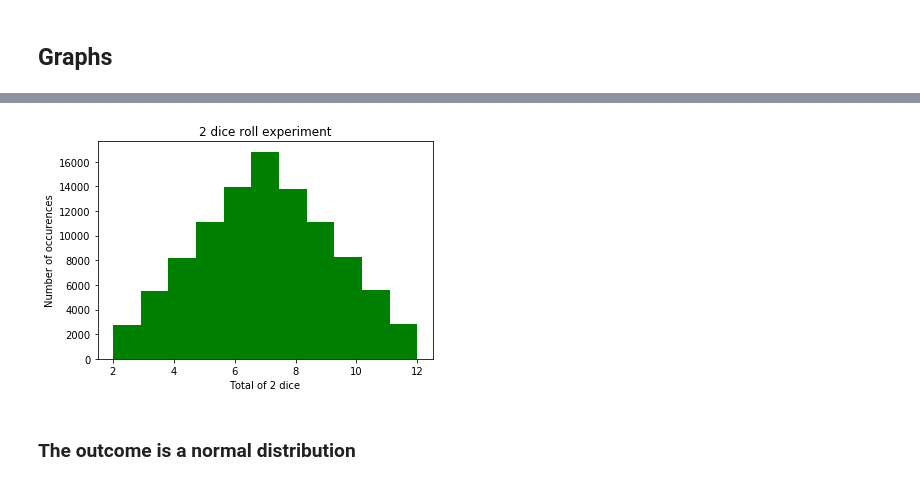
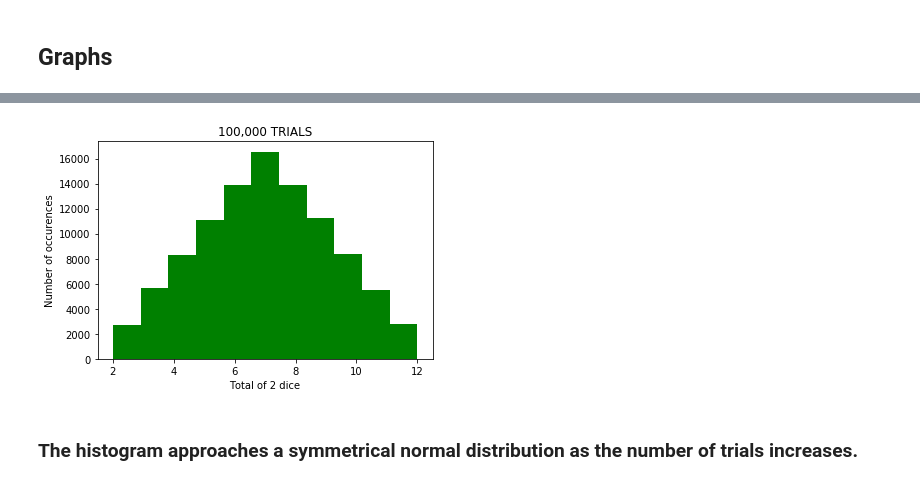
Before and after one commit to vipulpopat/MSCAI_CE4021_Week6, a Jupyter notebook: Etivity6.ipynb, the cells around one changed output, grey strips where cells are left out. Saved outputs shown, nothing was run; the diff lists cells and outputs as text; code cells hidden in the pictures.

Commit message:
tidied up experiment code and added extra simulations

```diff
--- a/Etivity6.ipynb
+++ b/Etivity6.ipynb
@@ -32,3 +35,12 @@ Rolling 2 unbiased 6-sided dice
 import random
 import numpy as np
 import matplotlib.pyplot as plt
+
+def dice_roll():
+    return random.randint(1,6)
+
+def run_experiment(trials):
+    sample_space = []
+    for i in range(trials):
+        sample_space.append(dice_roll() + dice_roll())
+    return sample_space
@@ -47,0 +47,7 @@ First 20 throws: [10, 6, 5, 12, 6, 6, 8, 7, 4, 3, 7, 6, 6, 5, 9, 10, 8, 9, 3, 7]
+# %%
+result_of_100_trials = run_experiment(100)
+result_of_1K_trials = run_experiment(1000)
+result_of_10K_trials = run_experiment(10000)
+result_of_100K_trials = run_experiment(100000)
+
+print ("First 20 throws: {} ...".format(result_of_1K_trials[:20]))
@@ -58,11 +113,11 @@ Sample Standard Deviation: 2.4139205201290284
 # %%
 num_bins = 11
-plt.title("2 dice roll experiment")
+plt.title("100,000 TRIALS")
 plt.xlabel('Total of 2 dice')
 plt.ylabel('Number of occurences')
-plt.hist(sample_space, num_bins, facecolor='green')
+plt.hist(result_of_100K_trials, num_bins, facecolor='green')
 plt.show()
 # %% [output]
-[figure, old version]
+[figure, new version]
 # %% [markdown]
-### The outcome is a normal distribution
+### The histogram approaches a symmetrical normal distribution as the number of trials increases.
```
Also changed, not shown: parts of 8 cells of this notebook.
